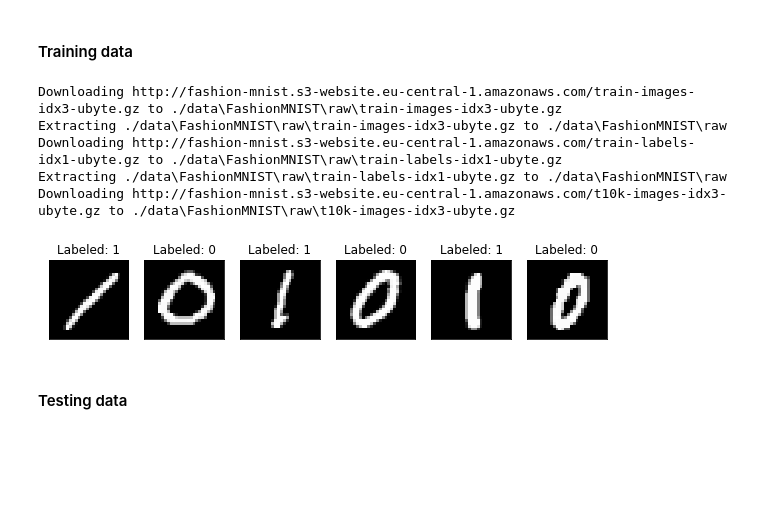
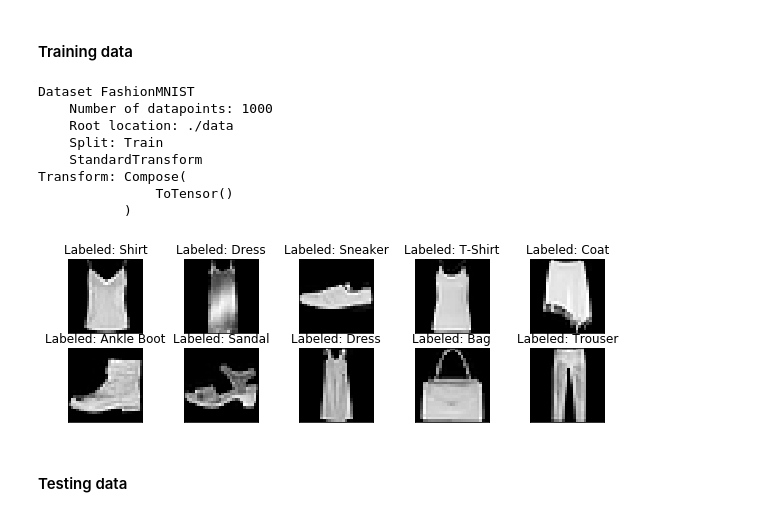
Before and after one commit to qiyaoliang/Quantum-Deep-Learning, a Jupyter notebook: machine-learning-qiskit-pytorch (2).ipynb, the cells around one changed output. Saved outputs shown, nothing was run; the diff lists cells and outputs as text; code cells hidden in the pictures; blank space fills up the shorter version.

Commit message:
created fashionmnist-u3

```diff
--- a/machine-learning-qiskit-pytorch (2).ipynb
+++ b/machine-learning-qiskit-pytorch (2).ipynb
@@ -189,43 +200,44 @@ We will create a simple hybrid neural network to classify images of two types of
 #### Training data
 # %%
 # Concentrating on the first 100 samples
-n_samples = 100
+n_samples = 1000
 
 X_train = datasets.FashionMNIST(root='./data', train=True, download=True,
                          transform=transforms.Compose([transforms.ToTensor()]))
 
-# Leaving only labels 0 and 1
-idx = np.append(np.where(X_train.targets == 0)[0][:n_samples],
-                np.where(X_train.targets == 1)[0][:n_samples])
-
-X_train.data = X_train.data[idx]
-X_train.targets = X_train.targets[idx]
-
-train_loader = torch.utils.data.DataLoader(X_train, batch_size=1, shuffle=True)
-print(X_train.targets)
+X_train.data = X_train.data[:n_samples]
+X_train
 # %% [output]
-Downloading http://fashion-mnist.s3-website.eu-central-1.amazonaws.com/train-images-idx3-ubyte.gz to ./data\FashionMNIST\raw\train-images-idx3-ubyte.gz
-Extracting ./data\FashionMNIST\raw\train-images-idx3-ubyte.gz to ./data\FashionMNIST\raw
-Downloading http://fashion-mnist.s3-website.eu-central-1.amazonaws.com/train-labels-idx1-ubyte.gz to ./data\FashionMNIST\raw\train-labels-idx1-ubyte.gz
-Extracting ./data\FashionMNIST\raw\train-labels-idx1-ubyte.gz to ./data\FashionMNIST\raw
-Downloading http://fashion-mnist.s3-website.eu-central-1.amazonaws.com/t10k-images-idx3-ubyte.gz to ./data\FashionMNIST\raw\t10k-images-idx3-ubyte.gz
+Dataset FashionMNIST
+    Number of datapoints: 1000
+    Root location: ./data
+    Split: Train
+    StandardTransform
+Transform: Compose(
+               ToTensor()
+           )
+# %%
+labels_map = {0 : 'T-Shirt', 1 : 'Trouser', 2 : 'Pullover', 3 : 'Dress', 4 : 'Coat', 5 : 'Sandal', 6 : 'Shirt',
+              7 : 'Sneaker', 8 : 'Bag', 9 : 'Ankle Boot'};
+
+train_loader = torch.utils.data.DataLoader(X_train, batch_size=1, shuffle=True)
 # %%
-n_samples_show = 6
+n_samples_show = 10
 
 data_iter = iter(train_loader)
-fig, axes = plt.subplots(nrows=1, ncols=n_samples_show, figsize=(10, 3))
+fig, axes = plt.subplots(nrows=2, ncols=n_samples_show//2, figsize=(10, 3))
 
 while n_samples_show > 0:
     images, targets = data_iter.__next__()
 
-    axes[n_samples_show - 1].imshow(images[0].numpy().squeeze(), cmap='gray')
-    axes[n_samples_show - 1].set_xticks([])
-    axes[n_samples_show - 1].set_yticks([])
-    axes[n_samples_show - 1].set_title("Labeled: {}".format(targets.item()))
+    axes[n_samples_show % 2][(n_samples_show - 1) // 2].imshow(images[0].numpy().squeeze(), cmap='gray')
+    axes[n_samples_show % 2][(n_samples_show - 1) // 2].set_xticks([])
+    axes[n_samples_show % 2][(n_samples_show - 1) // 2].set_yticks([])
+    axes[n_samples_show % 2][(n_samples_show - 1) // 2].set_title("Labeled: {}".format(labels_map[targets.item()]))
 
     n_samples_show -= 1
 # %% [output]
-[figure, old version]
+[figure, new version]
 # %% [markdown]
 #### Testing data
 # %%
```
Also changed, not shown: parts of 8 cells of this notebook, 1 other file.
